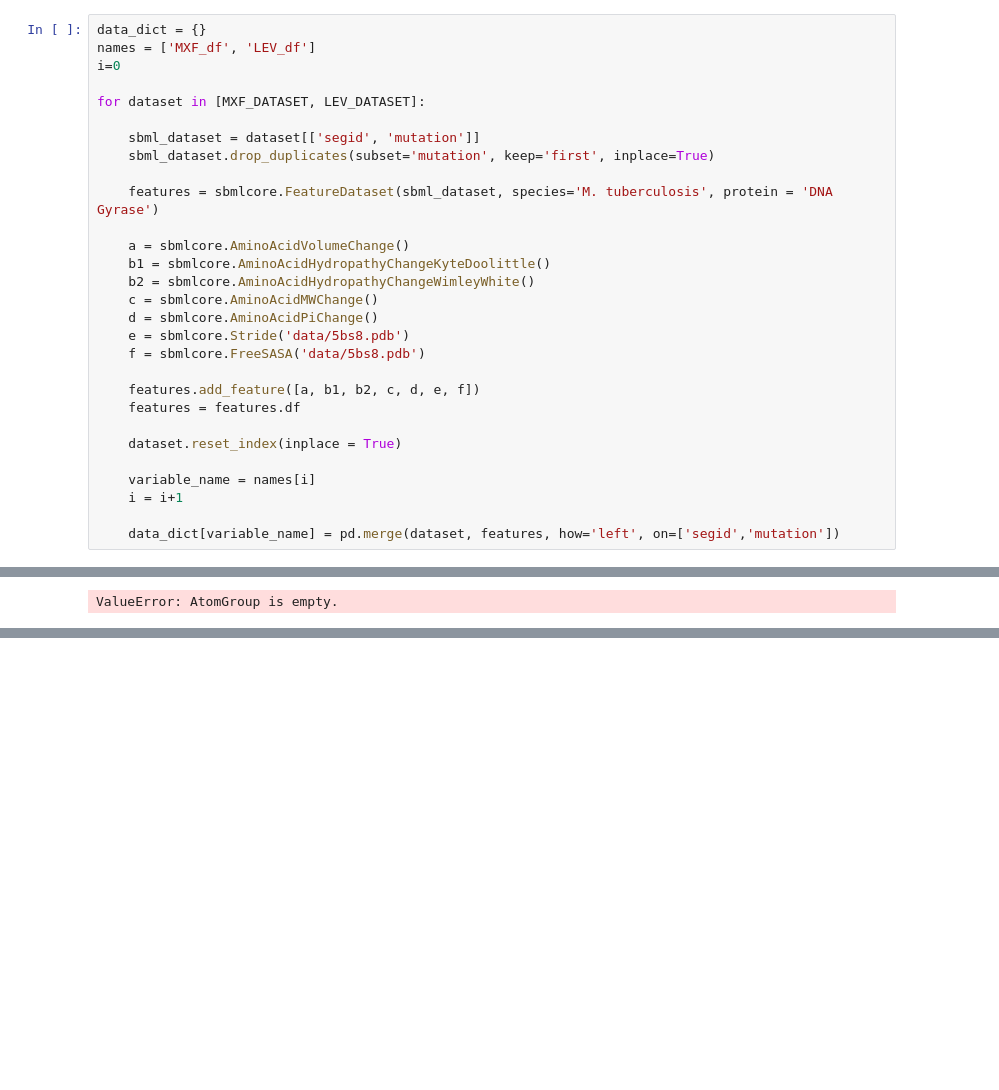
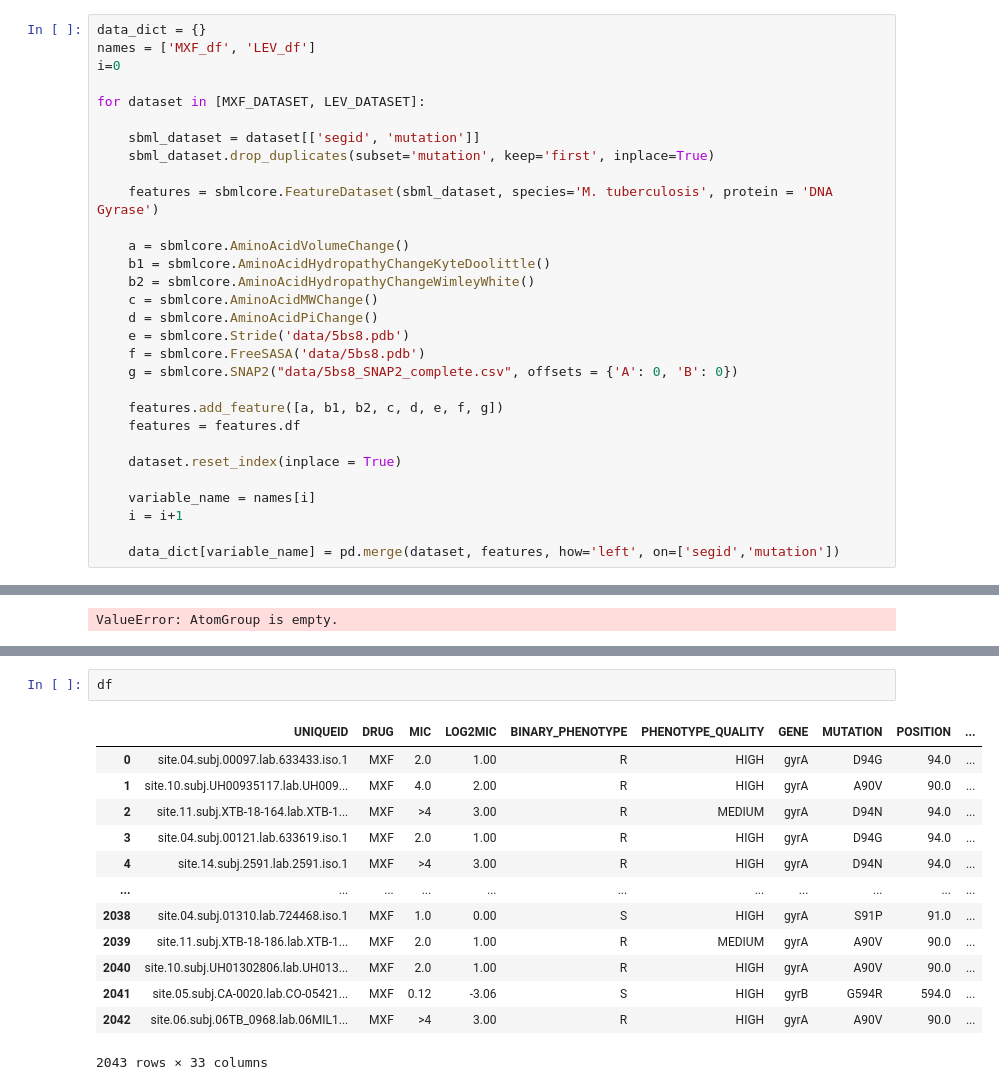
Before and after one commit to viktoria023/predict_FQ_resistance, a Jupyter notebook: 01_Dataset_prep.ipynb, the cells around one changed output, grey strips where cells are left out. Saved outputs shown, nothing was run; the diff lists cells and outputs as text; blank space fills up the shorter version.

Commit message:
added SNAP2 feature to csv

```diff
--- a/01_Dataset_prep.ipynb
+++ b/01_Dataset_prep.ipynb
@@ -195,8 +195,9 @@ for dataset in [MXF_DATASET, LEV_DATASET]:
     d = sbmlcore.AminoAcidPiChange()
     e = sbmlcore.Stride('data/5bs8.pdb')
     f = sbmlcore.FreeSASA('data/5bs8.pdb')
+    g = sbmlcore.SNAP2("data/5bs8_SNAP2_complete.csv", offsets = {'A': 0, 'B': 0})
 
-    features.add_feature([a, b1, b2, c, d, e, f])
+    features.add_feature([a, b1, b2, c, d, e, f, g])
     features = features.df
 
     dataset.reset_index(inplace = True)
@@ -274,0 +275,16 @@ None
+# %%
+df
+# %% [output]
+|  | UNIQUEID | DRUG | MIC | LOG2MIC | BINARY_PHENOTYPE | PHENOTYPE_QUALITY | GENE | MUTATION | POSITION | ... |
+| 0 | site.04.subj.00097.lab.633433.iso.1 | MXF | 2.0 | 1.00 | R | HIGH | gyrA | D94G | 94.0 | ... |
+| 1 | site.10.subj.UH00935117.lab.UH009... | MXF | 4.0 | 2.00 | R | HIGH | gyrA | A90V | 90.0 | ... |
+| 2 | site.11.subj.XTB-18-164.lab.XTB-1... | MXF | >4 | 3.00 | R | MEDIUM | gyrA | D94N | 94.0 | ... |
+| 3 | site.04.subj.00121.lab.633619.iso.1 | MXF | 2.0 | 1.00 | R | HIGH | gyrA | D94G | 94.0 | ... |
+| 4 | site.14.subj.2591.lab.2591.iso.1 | MXF | >4 | 3.00 | R | HIGH | gyrA | D94N | 94.0 | ... |
+| ... | ... | ... | ... | ... | ... | ... | ... | ... | ... | ... |
+| 2038 | site.04.subj.01310.lab.724468.iso.1 | MXF | 1.0 | 0.00 | S | HIGH | gyrA | S91P | 91.0 | ... |
+| 2039 | site.11.subj.XTB-18-186.lab.XTB-1... | MXF | 2.0 | 1.00 | R | MEDIUM | gyrA | A90V | 90.0 | ... |
+| 2040 | site.10.subj.UH01302806.lab.UH013... | MXF | 2.0 | 1.00 | R | HIGH | gyrA | A90V | 90.0 | ... |
+| 2041 | site.05.subj.CA-0020.lab.CO-05421... | MXF | 0.12 | -3.06 | S | HIGH | gyrB | G594R | 594.0 | ... |
+| 2042 | site.06.subj.06TB_0968.lab.06MIL1... | MXF | >4 | 3.00 | R | HIGH | gyrA | A90V | 90.0 | ... |
+2043 rows × 33 columns
```
Also changed, not shown: parts of 3 cells of this notebook.
